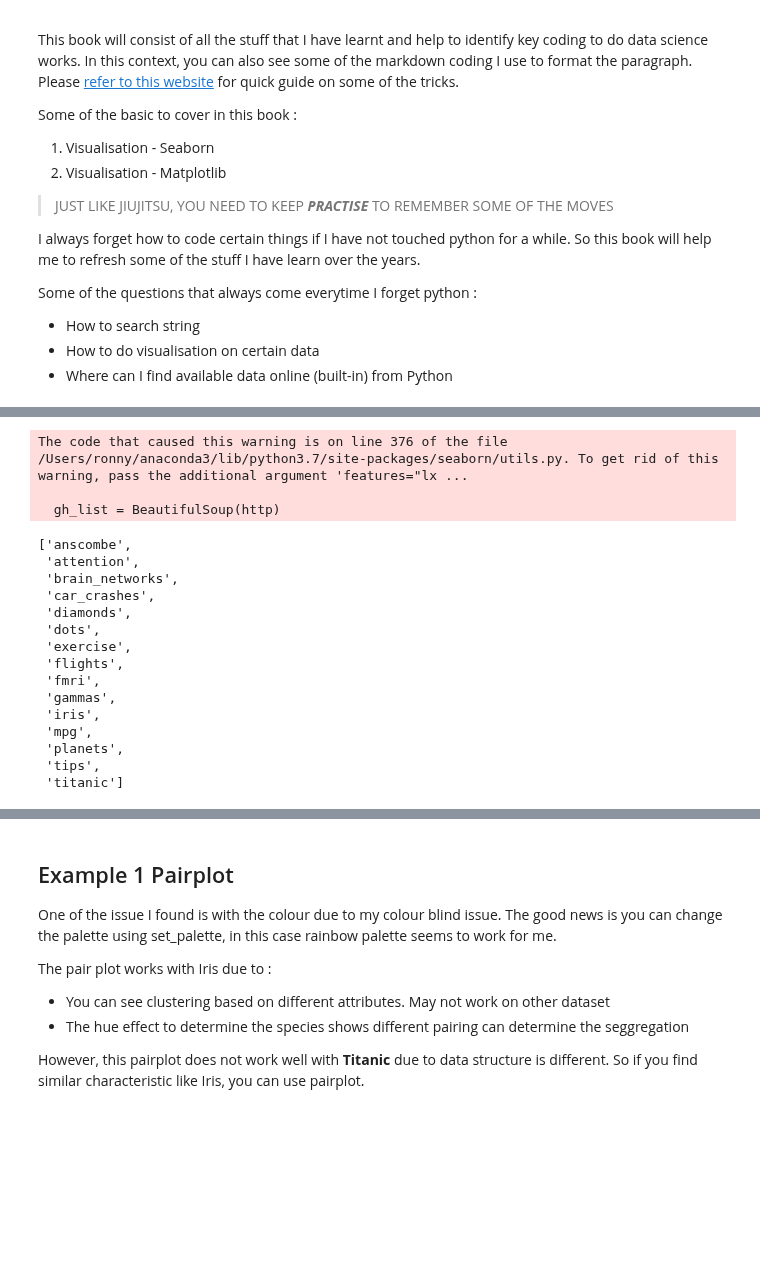
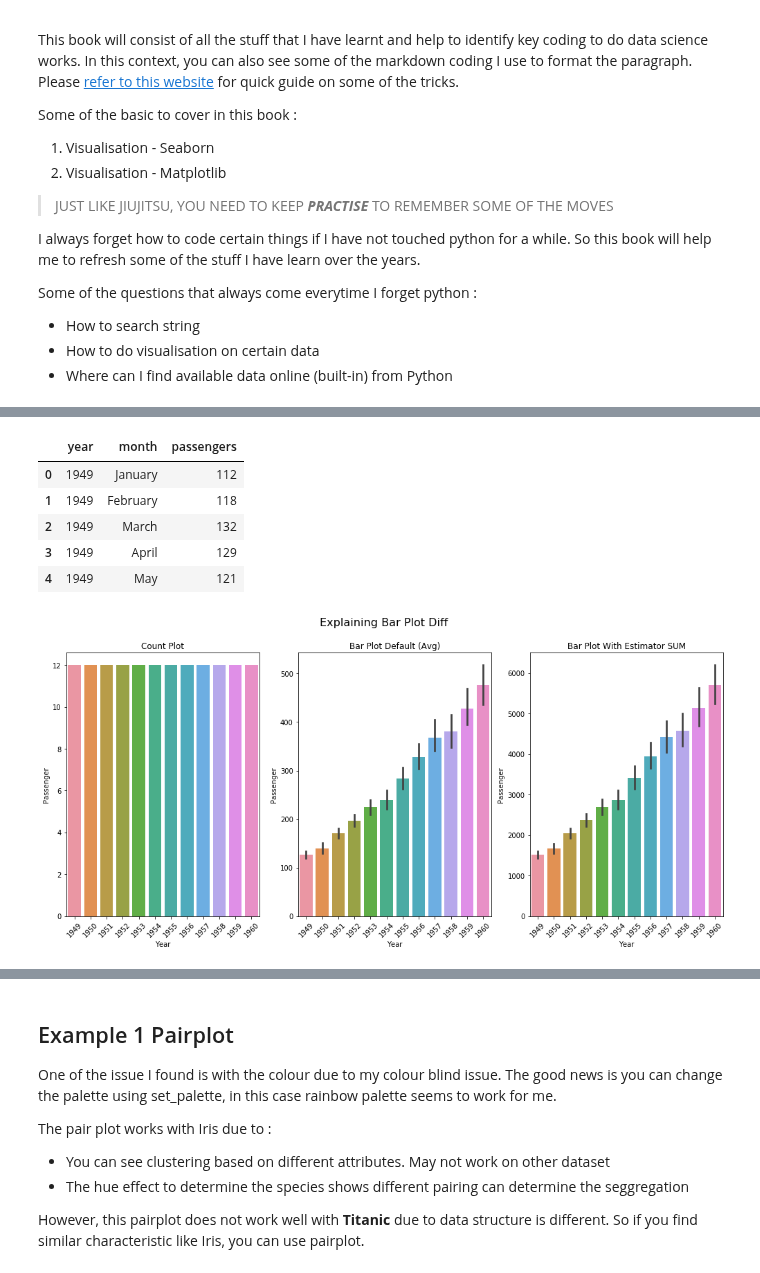
Before and after one commit to RonnyCh/mydsbook, a Jupyter notebook: My Data Science Book.ipynb, the cells around one changed output, grey strips where cells are left out. Saved outputs shown, nothing was run; the diff lists cells and outputs as text; code cells hidden in the pictures; blank space fills up the shorter version.

```diff
--- a/My Data Science Book.ipynb
+++ b/My Data Science Book.ipynb
@@ -27,22 +239,45 @@ You can do the below codes to get some data from Seaborn such as Titanic or Iris
 # %%
+import matplotlib.pyplot as plt
 import seaborn as sns
-sns.get_dataset_names()
+
+df = sns.load_dataset('flights')
+df.head()
 # %% [output]
-The code that caused this warning is on line 376 of the file /Users/ronny/anaconda3/lib/python3.7/site-packages/seaborn/utils.py. To get rid of this warning, pass the additional argument 'features="lx ...
-
-  gh_list = BeautifulSoup(http)
-['anscombe',
- 'attention',
- 'brain_networks',
- 'car_crashes',
- 'diamonds',
- 'dots',
- 'exercise',
- 'flights',
- 'fmri',
- 'gammas',
- 'iris',
- 'mpg',
- 'planets',
- 'tips',
- 'titanic']
+|  | year | month | passengers |
+| 0 | 1949 | January | 112 |
+| 1 | 1949 | February | 118 |
+| 2 | 1949 | March | 132 |
+| 3 | 1949 | April | 129 |
+| 4 | 1949 | May | 121 |
+# %%
+import matplotlib.pyplot as plt
+import seaborn as sns
+
+#df = sns.load_dataset('flights')
+#df.head()
+
+fig, (ax1,ax2,ax3) = plt.subplots(1,3,figsize=(17,7))
+fig.suptitle('Explaining Bar Plot Diff', fontsize=16)
+
+chart1 = sns.barplot(x='year',y='passengers',data=df,ax=ax2)
+chart1.set(title='Bar Plot Default (Avg)')
+chart1.set(xLabel='Year',yLabel='Passenger')   # variation 1
+chart1.set_xticklabels(chart1.get_xticklabels(), rotation=45)
+
+chart2 = sns.barplot(x='year',y='passengers', estimator =sum, data=df,ax=ax3)
+chart2.set(title='Bar Plot With Estimator SUM')
+chart2.set(xLabel='Year')   #variation 2 on how you can define this
+chart2.set(yLabel='Passenger')  # variation 2 on how you can define this
+chart2.set_xticklabels(chart2.get_xticklabels(), rotation=45)
+
+chart3 = sns.countplot(x='year',data=df,ax=ax1)
+chart3.set(title='Count Plot')
+chart3.set(xLabel='Year')
+chart3.set(yLabel='Passenger')
+chart3.set_xticklabels(chart3.get_xticklabels(), rotation=45)
+
+
+
+plt.show()
+# %% [output]
+[figure, added]
```
Also changed, not shown: parts of 40 cells of this notebook.
